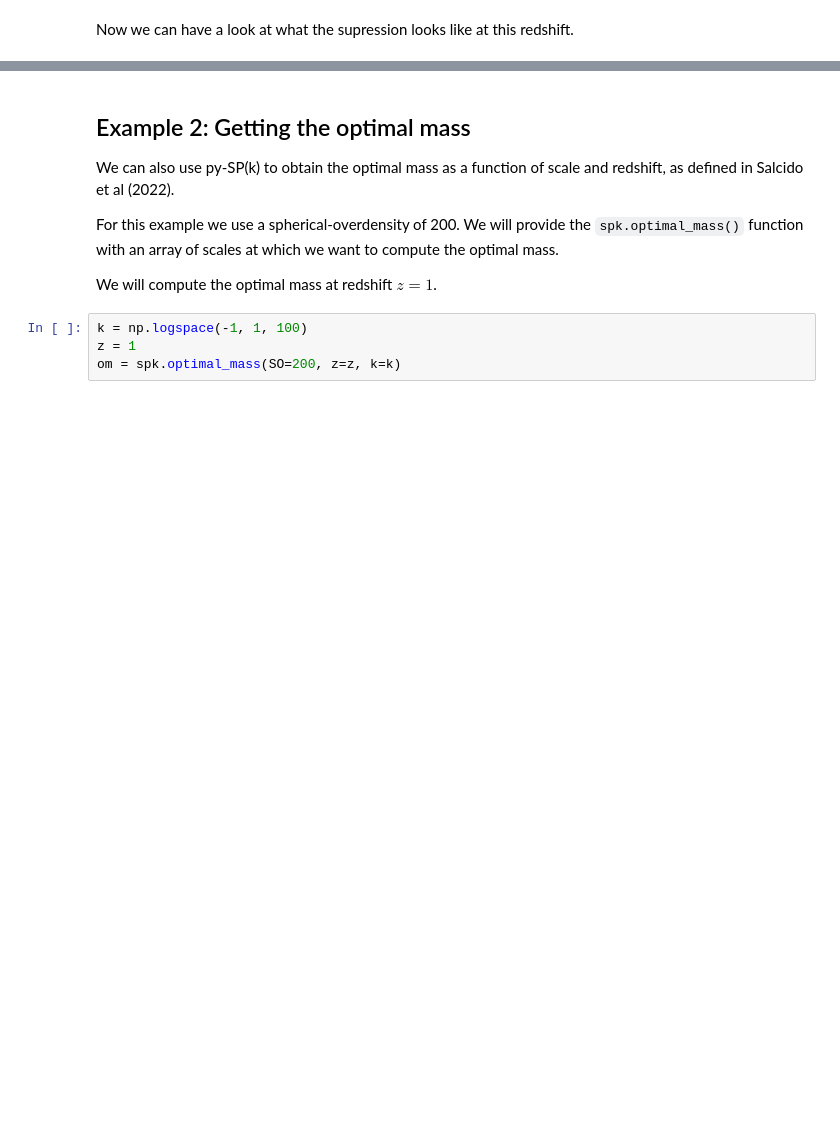
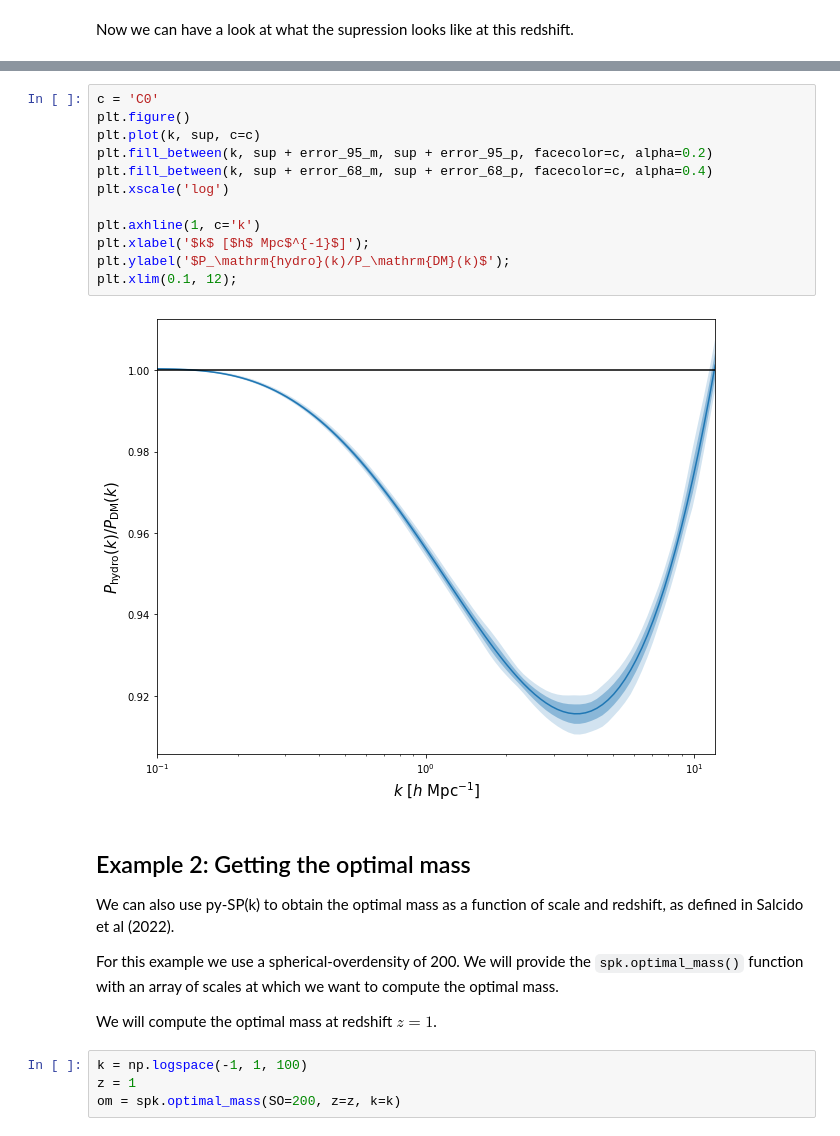
Before and after one commit to jemme07/pyspk, a Jupyter notebook: examples/pySPk_Examples.ipynb, the cells around one changed output, grey strips where cells are left out. Saved outputs shown, nothing was run; the diff lists cells and outputs as text; blank space fills up the shorter version.

```diff
--- a/examples/pySPk_Examples.ipynb
+++ b/examples/pySPk_Examples.ipynb
@@ -50,3 +60,17 @@ plt.xlim(0.1, 10);
+# %%
+c = 'C0'
+plt.figure()
+plt.plot(k, sup, c=c)
+plt.fill_between(k, sup + error_95_m, sup + error_95_p, facecolor=c, alpha=0.2)
+plt.fill_between(k, sup + error_68_m, sup + error_68_p, facecolor=c, alpha=0.4)
+plt.xscale('log')
+
+plt.axhline(1, c='k')
+plt.xlabel('$k$ [$h$ Mpc$^{-1}$]');
+plt.ylabel('$P_\mathrm{hydro}(k)/P_\mathrm{DM}(k)$');
+plt.xlim(0.1, 12);
+# %% [output]
+[figure, added]
 # %% [markdown]
 ## Example 2: Getting the optimal mass
 
```
Also changed, not shown: parts of 11 cells of this notebook, 6 other files.
